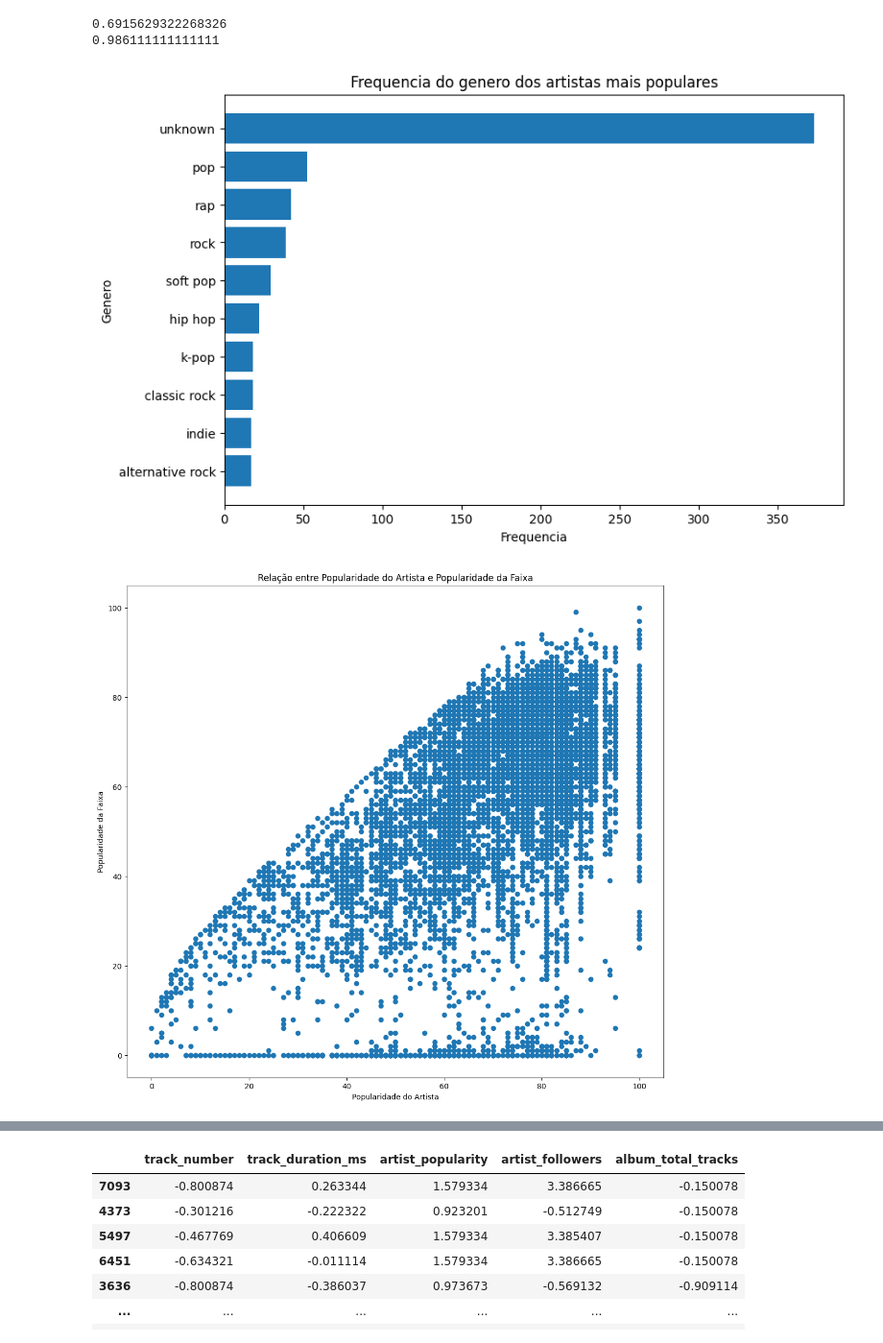
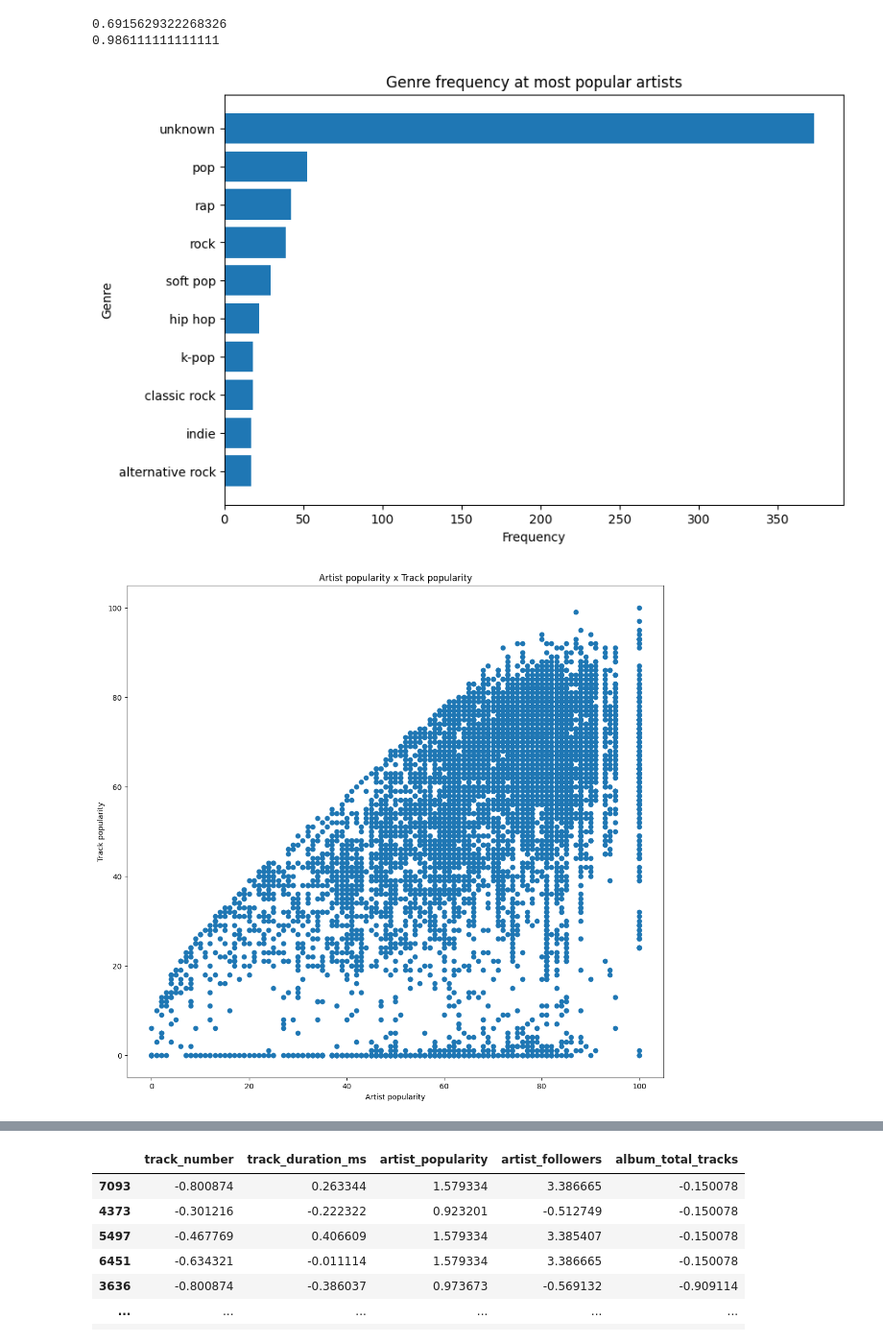
Before and after one commit to GabrielPFarias/trend_artistas_spotify, a Jupyter notebook: trabalho_cdbd.ipynb, the cells around one changed output, grey strips where cells are left out. Shown: that part at 96% size. Drawn from its saved outputs; the diff is of its cells as text; code cells hidden in the pictures.

```diff
--- a/trabalho_cdbd.ipynb
+++ b/trabalho_cdbd.ipynb
@@ -210,4 +198,4 @@ Colunas: 15
 # %%
-colunas_para_remover = ['album_id', 'track_id', 'album_release_date']
-df = df.drop(columns=colunas_para_remover)
+col_to_drop = ['album_id', 'track_id', 'album_release_date']
+df = df.drop(columns=col_to_drop)
 # %% [markdown]
@@ -258,29 +246,29 @@ generos_populares_top10 = generos_populares_values.head(10)
 # %%
 plt.figure(figsize=(9, 6))
 plt.barh(
-    generos_populares_top10.index,
-    generos_populares_top10.values
+    popular_genres_top10.index,
+    popular_genres_top10.values
 )
-plt.xlabel("Frequencia")
-plt.ylabel("Genero")
-plt.title("Frequencia do genero dos artistas mais populares")
+plt.xlabel("Frequency")
+plt.ylabel("Genre")
+plt.title("Genre frequency at most popular artists")
 plt.gca().invert_yaxis()
 plt.show()
 # %% [output]
-[figure, old version]
+[figure, new version]
 # %%
 plt.figure(figsize=(13, 12))
 plt.scatter(
     df["artist_popularity"],
     df["track_popularity"]
 )
 
-plt.title('Relação entre Popularidade do Artista e Popularidade da Faixa')
-plt.xlabel('Popularidade do Artista')
-plt.ylabel('Popularidade da Faixa')
+plt.title('Artist popularity x Track popularity')
+plt.xlabel('Artist popularity')
+plt.ylabel('Track popularity')
 plt.show()
 # %% [output]
-[figure, old version]
+[figure, new version]
 # %%
 plt.figure(figsize=(6, 4))
 plt.pie(
```
Also changed, not shown: parts of 44 cells of this notebook, 1 other file.
